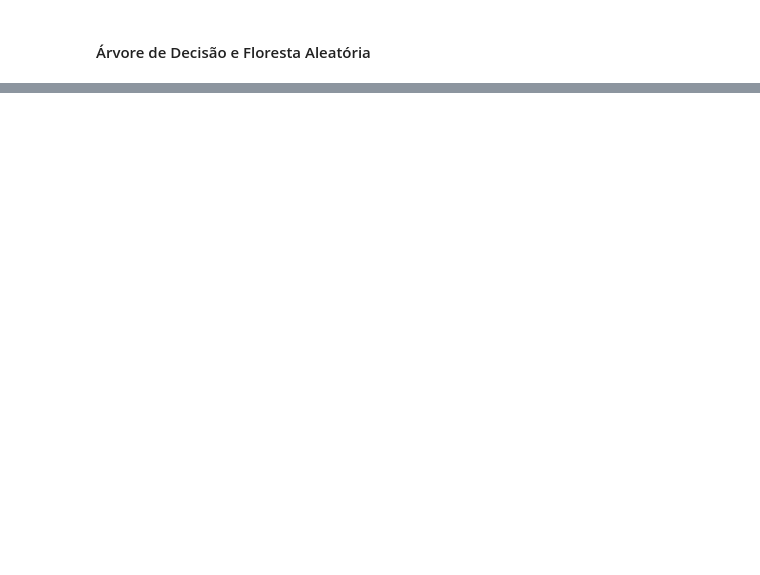
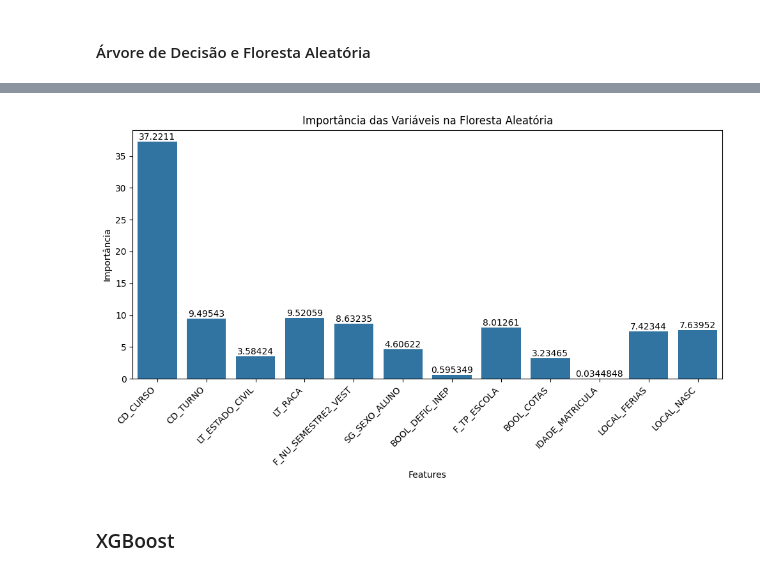
Before and after one commit to romu-lo/tcc-evasao-academica, a Jupyter notebook: ml.ipynb, the cells around one changed output, grey strips where cells are left out. Saved outputs shown, nothing was run; the diff lists cells and outputs as text; code cells hidden in the pictures; blank space fills up the shorter version.

```diff
--- a/ml.ipynb
+++ b/ml.ipynb
@@ -114,5 +136,6 @@ param_grid_rf = {
 }
 # %%
 grid_search_dt = GridSearchCV(estimator=dt, param_grid=param_grid_dt, cv=cv, n_jobs=-1, verbose=2)
+grid_search_rf = GridSearchCV(estimator=rf, param_grid=param_grid_rf, cv=cv, n_jobs=-1, verbose=2)
 # %%
 grid_search_dt.fit(X_train, y_train)
@@ -118,0 +168,2 @@ grid_search_dt.fit(X_train, y_train)
+# %%
+grid_search_rf.fit(X_train, y_train)
@@ -123,0 +286,15 @@ print("Relatório de Classificação para Árvore de Decisão:\n", classificatio
+# %%
+plt.figure(figsize=(10, 6))
+vis = sns.barplot(x=feature_names, y=importances_rf)
+for container in vis.containers:
+        vis.bar_label(container)
+plt.title("Importância das Variáveis na Floresta Aleatória")
+plt.xlabel("Features")
+plt.ylabel("Importância")
+plt.xticks(rotation=45, ha='right')
+plt.tight_layout()
+plt.show()
+# %% [output]
+[figure, added]
+# %% [markdown]
+### XGBoost
```
Also changed, not shown: parts of 27 cells of this notebook.
